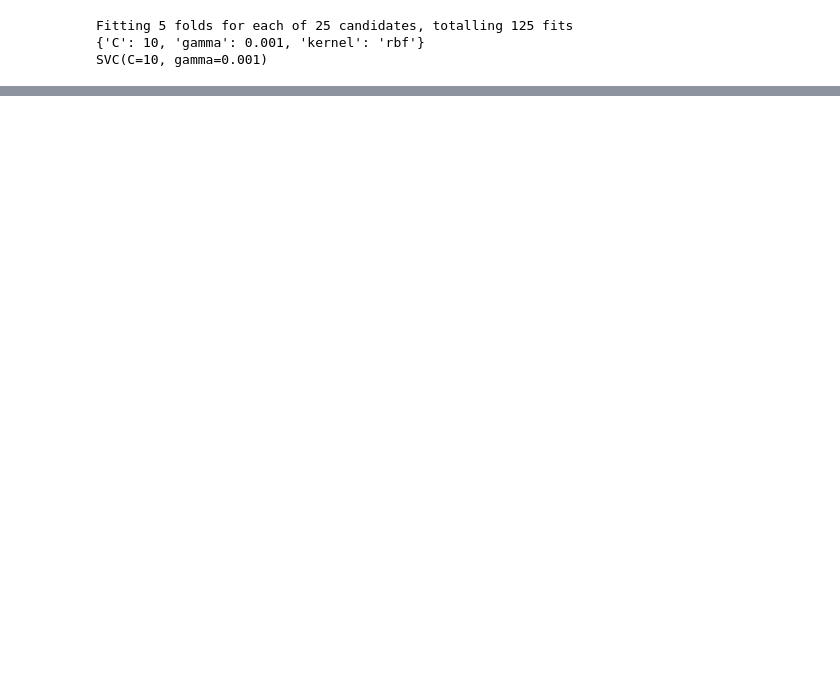
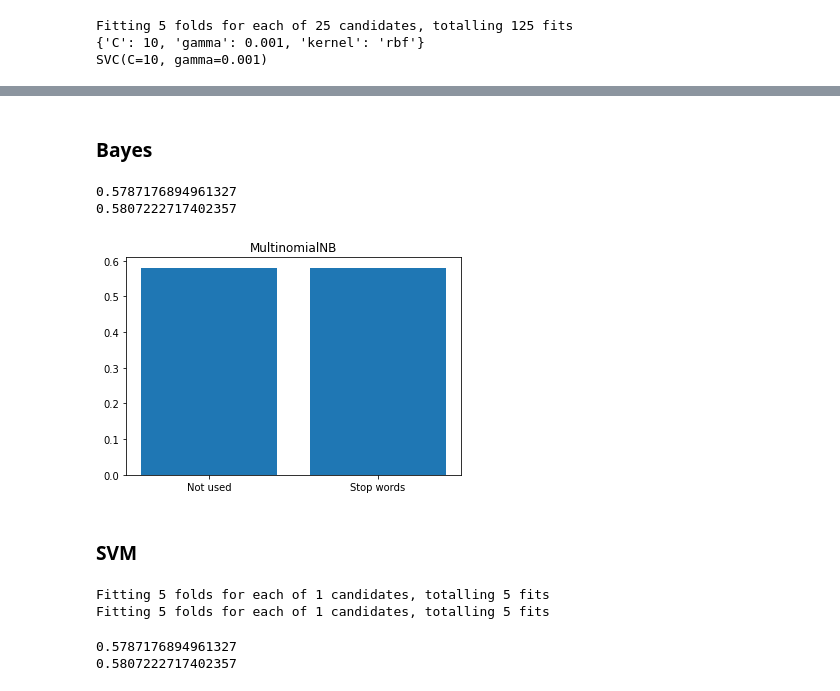
Before and after one commit to tojatos/SI, a Jupyter notebook: MachineLearning/zad1.ipynb, the cells around one changed output, grey strips where cells are left out. Saved outputs shown, nothing was run; the diff lists cells and outputs as text; code cells hidden in the pictures; blank space fills up the shorter version.

```diff
--- a/MachineLearning/zad1.ipynb
+++ b/MachineLearning/zad1.ipynb
@@ -252,0 +287,34 @@ weighted avg       0.67      0.66      0.66      1252
+# %%
+v = CountVectorizer()
+X = v.fit_transform(X_data.subj.values)
+
+vs = CountVectorizer(stop_words='english')
+Xs = vs.fit_transform(X_data.subj.values)
+# %% [markdown]
+### Bayes
+# %%
+grid = GridSearchCV(MultinomialNB(), param_grid, cv=10, scoring='accuracy', n_jobs=-1)
+# %%
+grid.fit(X, y_data)
+x_best = grid.best_score_
+
+grid.fit(Xs, y_data)
+xs_best = grid.best_score_
+# %%
+print(x_best)
+print(xs_best)
+fig = plt.figure()
+ax = fig.add_subplot(111)
+ax.bar(
+    ['Not used', 'Stop words'],
+    [x_best, xs_best]
+)
+
+plt.title("MultinomialNB")
+plt.show()
+# %% [output]
+0.5787176894961327
+0.5807222717402357
+[figure, added]
+# %% [markdown]
+### SVM
@@ -252,0 +323,15 @@ weighted avg       0.67      0.66      0.66      1252
+# %%
+grid.fit(X, y_data)
+x_best = grid.best_score_
+
+grid.fit(Xs, y_data)
+xs_best = grid.best_score_
+# %% [output]
+Fitting 5 folds for each of 1 candidates, totalling 5 fits
+Fitting 5 folds for each of 1 candidates, totalling 5 fits
+# %%
+print(x_best)
+print(xs_best)
+# %% [output]
+0.5787176894961327
+0.5807222717402357
```
Also changed, not shown: parts of 29 cells of this notebook.
